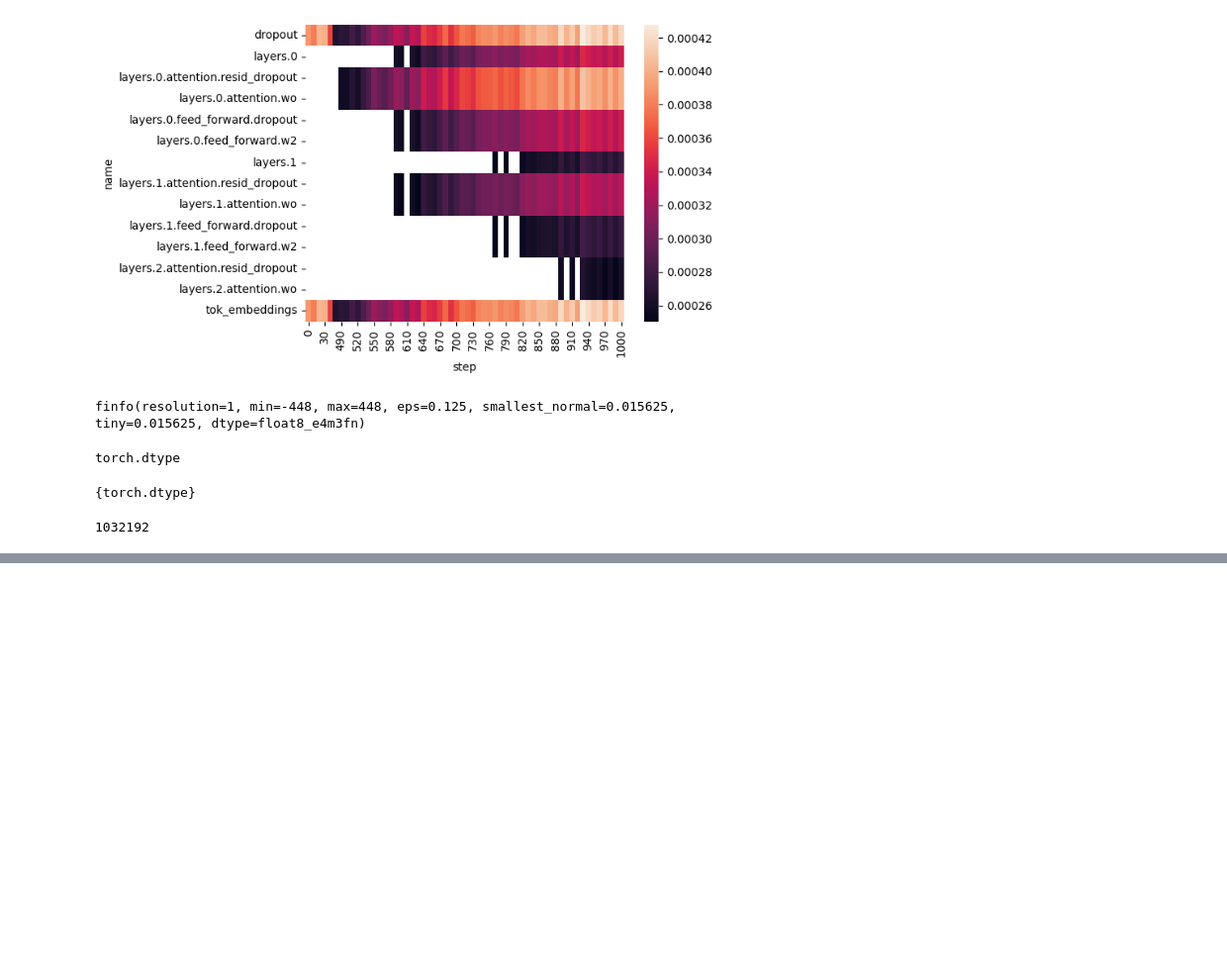
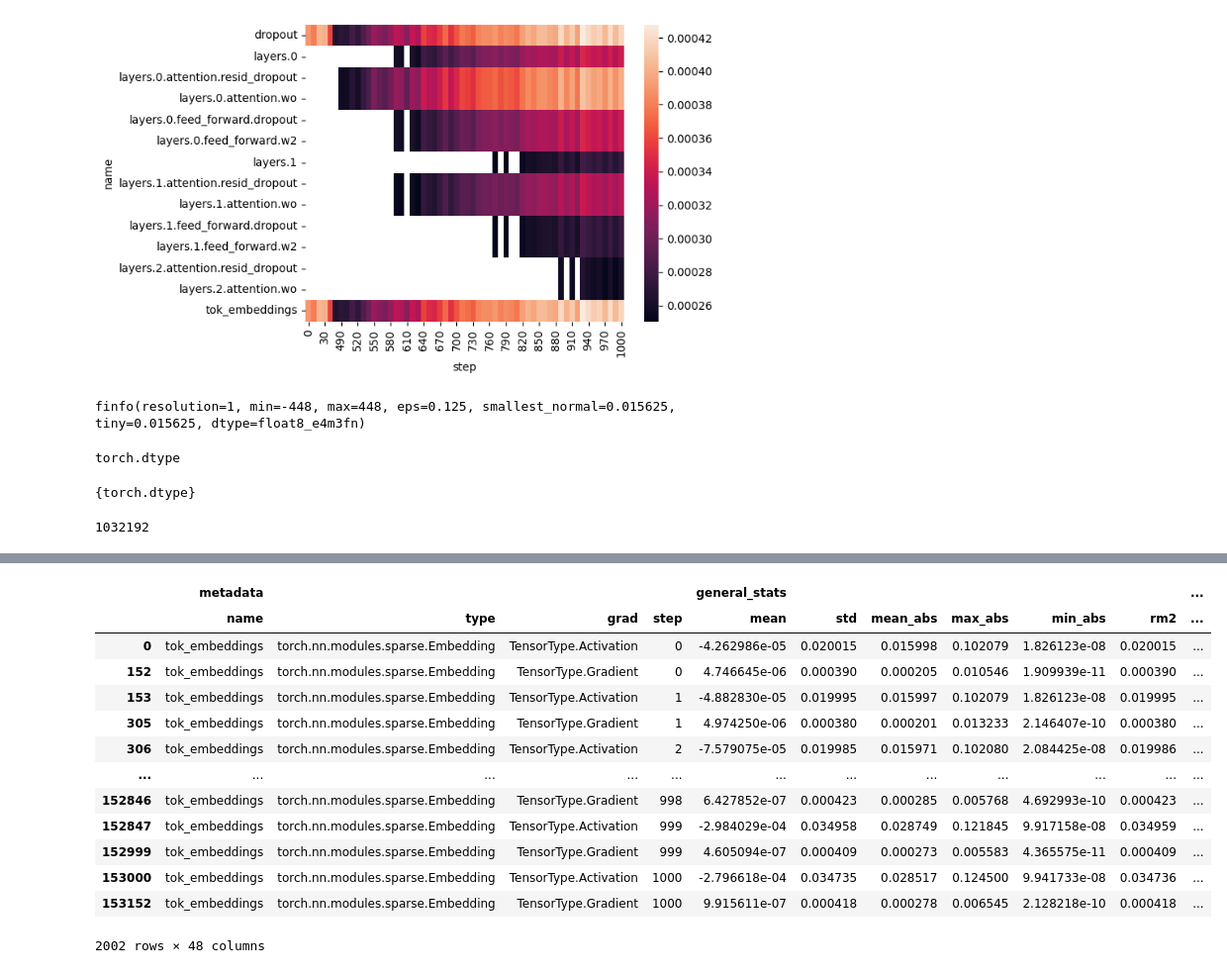
Before and after one commit to graphcore-research/track-and-visualize, a Jupyter notebook: notebooks/pd-explorations.ipynb, the cells around one changed output, grey strips where cells are left out. Shown: that part at 99% size. Drawn from its saved outputs; the diff is of its cells as text; code cells hidden in the pictures; blank space fills up the shorter version.

```diff
--- a/notebooks/pd-explorations.ipynb
+++ b/notebooks/pd-explorations.ipynb
@@ -79,0 +139,17 @@ def exp_count_to_array(df):
+# %%
+df.query("@df.metadata.name == 'tok_embeddings'")
+# %% [output]
+|  | metadata |  |  |  | general_stats |  |  |  |  |  | ... |
+|  | name | type | grad | step | mean | std | mean_abs | max_abs | min_abs | rm2 | ... |
+| 0 | tok_embeddings | torch.nn.modules.sparse.Embedding | TensorType.Activation | 0 | -4.262986e-05 | 0.020015 | 0.015998 | 0.102079 | 1.826123e-08 | 0.020015 | ... |
+| 152 | tok_embeddings | torch.nn.modules.sparse.Embedding | TensorType.Gradient | 0 | 4.746645e-06 | 0.000390 | 0.000205 | 0.010546 | 1.909939e-11 | 0.000390 | ... |
+| 153 | tok_embeddings | torch.nn.modules.sparse.Embedding | TensorType.Activation | 1 | -4.882830e-05 | 0.019995 | 0.015997 | 0.102079 | 1.826123e-08 | 0.019995 | ... |
+| 305 | tok_embeddings | torch.nn.modules.sparse.Embedding | TensorType.Gradient | 1 | 4.974250e-06 | 0.000380 | 0.000201 | 0.013233 | 2.146407e-10 | 0.000380 | ... |
+| 306 | tok_embeddings | torch.nn.modules.sparse.Embedding | TensorType.Activation | 2 | -7.579075e-05 | 0.019985 | 0.015971 | 0.102080 | 2.084425e-08 | 0.019986 | ... |
+| ... | ... | ... | ... | ... | ... | ... | ... | ... | ... | ... | ... |
+| 152846 | tok_embeddings | torch.nn.modules.sparse.Embedding | TensorType.Gradient | 998 | 6.427852e-07 | 0.000423 | 0.000285 | 0.005768 | 4.692993e-10 | 0.000423 | ... |
+| 152847 | tok_embeddings | torch.nn.modules.sparse.Embedding | TensorType.Activation | 999 | -2.984029e-04 | 0.034958 | 0.028749 | 0.121845 | 9.917158e-08 | 0.034959 | ... |
+| 152999 | tok_embeddings | torch.nn.modules.sparse.Embedding | TensorType.Gradient | 999 | 4.605094e-07 | 0.000409 | 0.000273 | 0.005583 | 4.365575e-11 | 0.000409 | ... |
+| 153000 | tok_embeddings | torch.nn.modules.sparse.Embedding | TensorType.Activation | 1000 | -2.796618e-04 | 0.034735 | 0.028517 | 0.124500 | 9.941733e-08 | 0.034736 | ... |
+| 153152 | tok_embeddings | torch.nn.modules.sparse.Embedding | TensorType.Gradient | 1000 | 9.915611e-07 | 0.000418 | 0.000278 | 0.006545 | 2.128218e-10 | 0.000418 | ... |
+2002 rows × 48 columns
```
Also changed, not shown: parts of 4 cells of this notebook, 11 other files.
